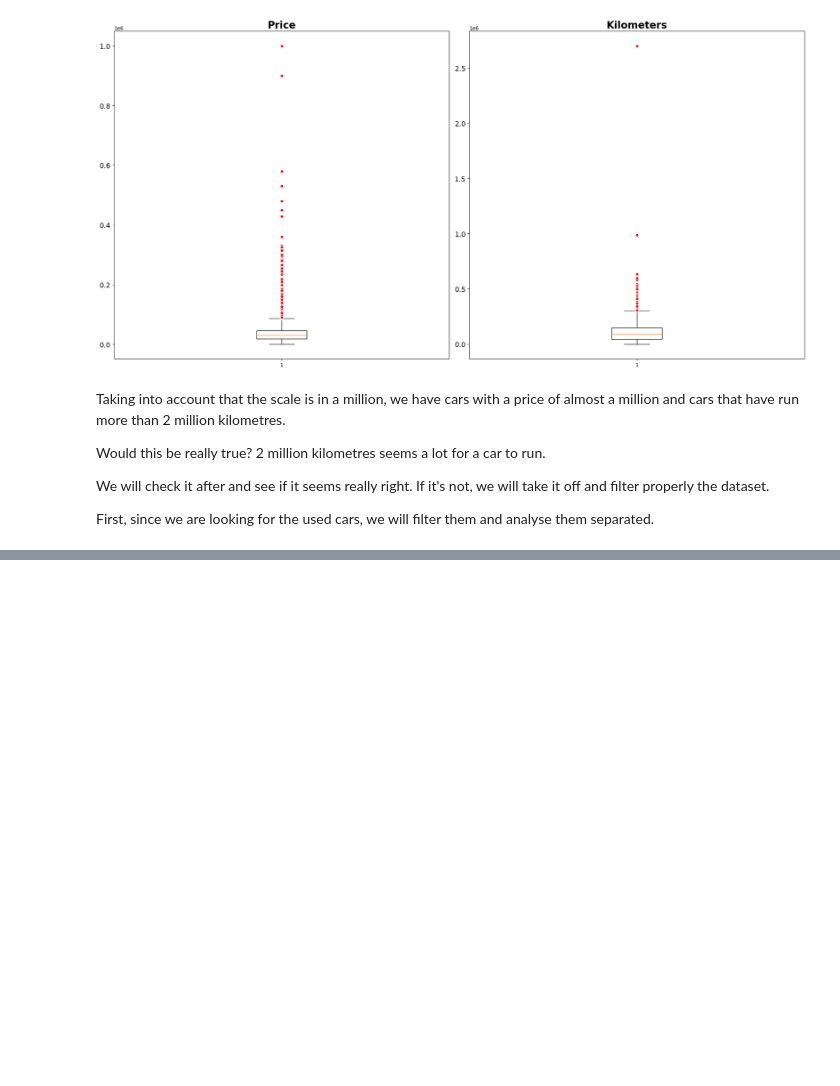
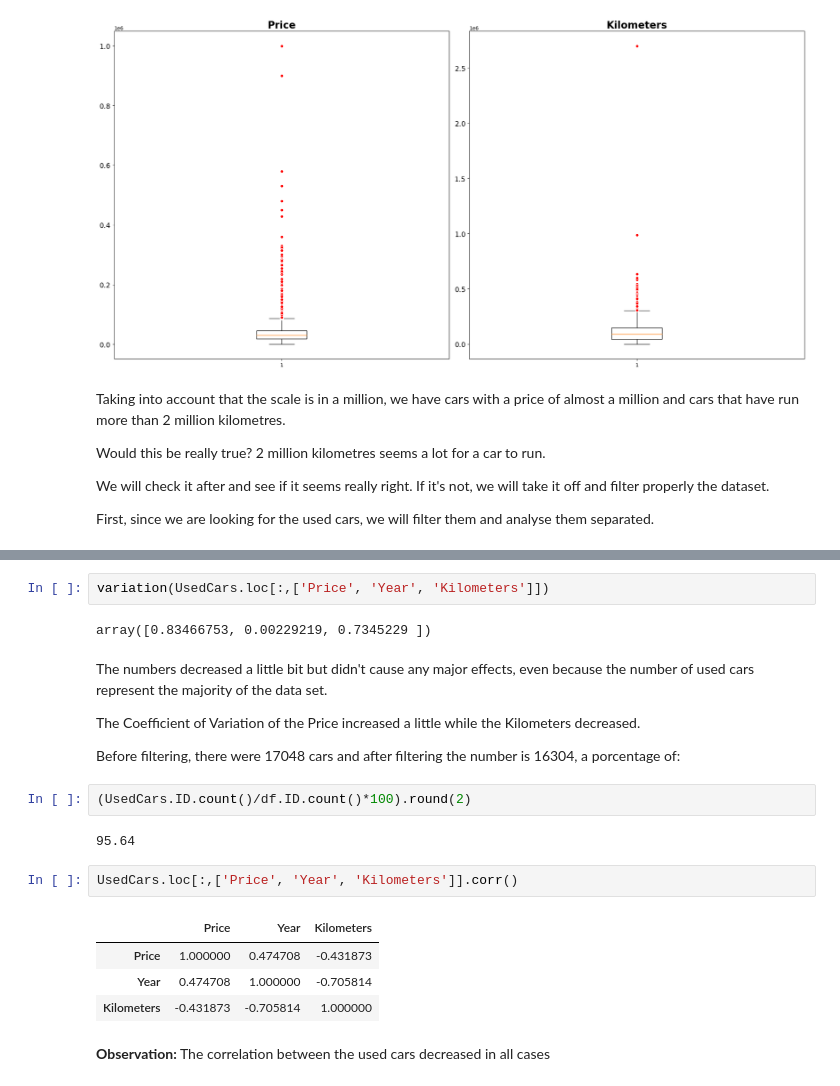
Before and after one commit to thaynanff/Data-Science-Projects, a Jupyter notebook: Data Science and Analytics/8. Australian Automotive Market/Australian Automotive Market.ipynb, the cells around one changed output, grey strips where cells are left out. Cells and saved outputs as stored; diff of their text form; blank space fills up the shorter version.

```diff
--- a/Data Science and Analytics/8. Australian Automotive Market/Australian Automotive Market.ipynb
+++ b/Data Science and Analytics/8. Australian Automotive Market/Australian Automotive Market.ipynb
@@ -167,0 +274,23 @@ df2.Status[0]
+# %%
+variation(UsedCars.loc[:,['Price', 'Year', 'Kilometers']])
+# %% [output]
+array([0.83466753, 0.00229219, 0.7345229 ])
+# %% [markdown]
+The numbers decreased a little bit but didn't cause any major effects, even because the number of used cars represent the majority of the data set.
+
+The Coefficient of Variation of the Price increased a little while the Kilometers decreased.
+
+Before filtering, there were 17048 cars and after filtering the number is 16304, a porcentage of:
+# %%
+(UsedCars.ID.count()/df.ID.count()*100).round(2)
+# %% [output]
+95.64
+# %%
+UsedCars.loc[:,['Price', 'Year', 'Kilometers']].corr()
+# %% [output]
+|  | Price | Year | Kilometers |
+| Price | 1.000000 | 0.474708 | -0.431873 |
+| Year | 0.474708 | 1.000000 | -0.705814 |
+| Kilometers | -0.431873 | -0.705814 | 1.000000 |
+# %% [markdown]
+**Observation:** The correlation between the used cars decreased in all cases
```
Also changed, not shown: parts of 16 cells of this notebook.
